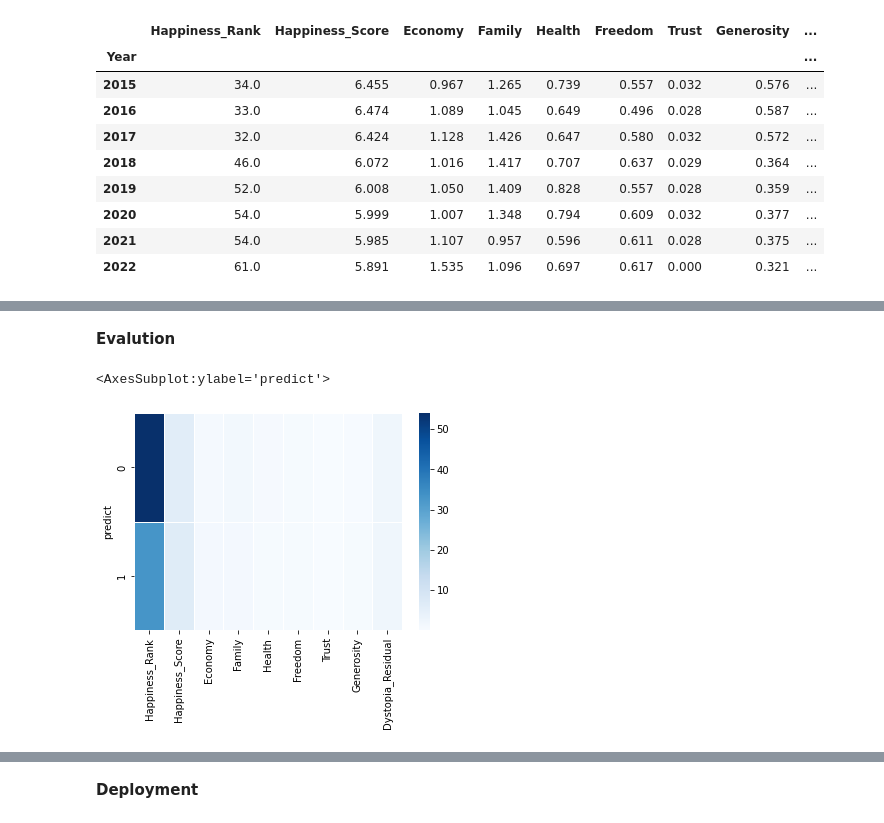
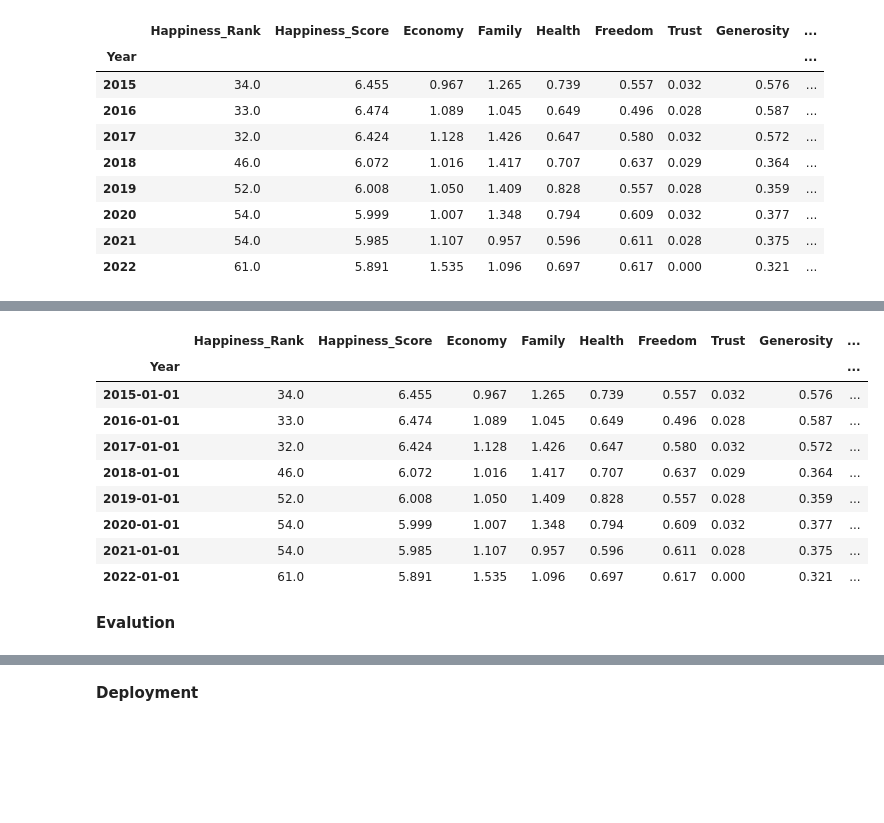
Before and after one commit to langsari/data-science-with-python-2022, a Jupyter notebook: life - cycle/life-cycle.ipynb, the cells around one changed output, grey strips where cells are left out. Drawn from its saved outputs; the diff is of its cells as text; code cells hidden in the pictures; blank space fills up the shorter version.

```diff
--- a/life - cycle/life-cycle.ipynb
+++ b/life - cycle/life-cycle.ipynb
@@ -229,10 +230,24 @@ See the caveats in the documentation: https://pandas.pydata.org/pandas-docs/stab
+# %%
+df1.index = pd.to_datetime(df1.index)
+df1['index_year'] = df1.index.year
+df1['group_happy'] = pd.cut(df1['index_year'], bins=[2014, 2018, 2022], labels=['group0', 'group1'])
+# %%
+df1
+# %% [output]
+|  | Happiness_Rank | Happiness_Score | Economy | Family | Health | Freedom | Trust | Generosity | ... |
+| Year |  |  |  |  |  |  |  |  | ... |
+| 2015-01-01 | 34.0 | 6.455 | 0.967 | 1.265 | 0.739 | 0.557 | 0.032 | 0.576 | ... |
+| 2016-01-01 | 33.0 | 6.474 | 1.089 | 1.045 | 0.649 | 0.496 | 0.028 | 0.587 | ... |
+| 2017-01-01 | 32.0 | 6.424 | 1.128 | 1.426 | 0.647 | 0.580 | 0.032 | 0.572 | ... |
+| 2018-01-01 | 46.0 | 6.072 | 1.016 | 1.417 | 0.707 | 0.637 | 0.029 | 0.364 | ... |
+| 2019-01-01 | 52.0 | 6.008 | 1.050 | 1.409 | 0.828 | 0.557 | 0.028 | 0.359 | ... |
+| 2020-01-01 | 54.0 | 5.999 | 1.007 | 1.348 | 0.794 | 0.609 | 0.032 | 0.377 | ... |
+| 2021-01-01 | 54.0 | 5.985 | 1.107 | 0.957 | 0.596 | 0.611 | 0.028 | 0.375 | ... |
+| 2022-01-01 | 61.0 | 5.891 | 1.535 | 1.096 | 0.697 | 0.617 | 0.000 | 0.321 | ... |
 # %% [markdown]
 **Evalution**
 # %%
 sns.heatmap(df1.groupby('predict').median(),cmap='Blues',linewidths=1)
-# %% [output]
-<AxesSubplot:ylabel='predict'>
-[figure, removed]
 # %%
 sns.heatmap(df1.groupby('predict').median(),cmap='Blues',linewidths=1
            ,square=True , annot=True , fmt='.2f')
```
Also changed, not shown: parts of 6 cells of this notebook.
